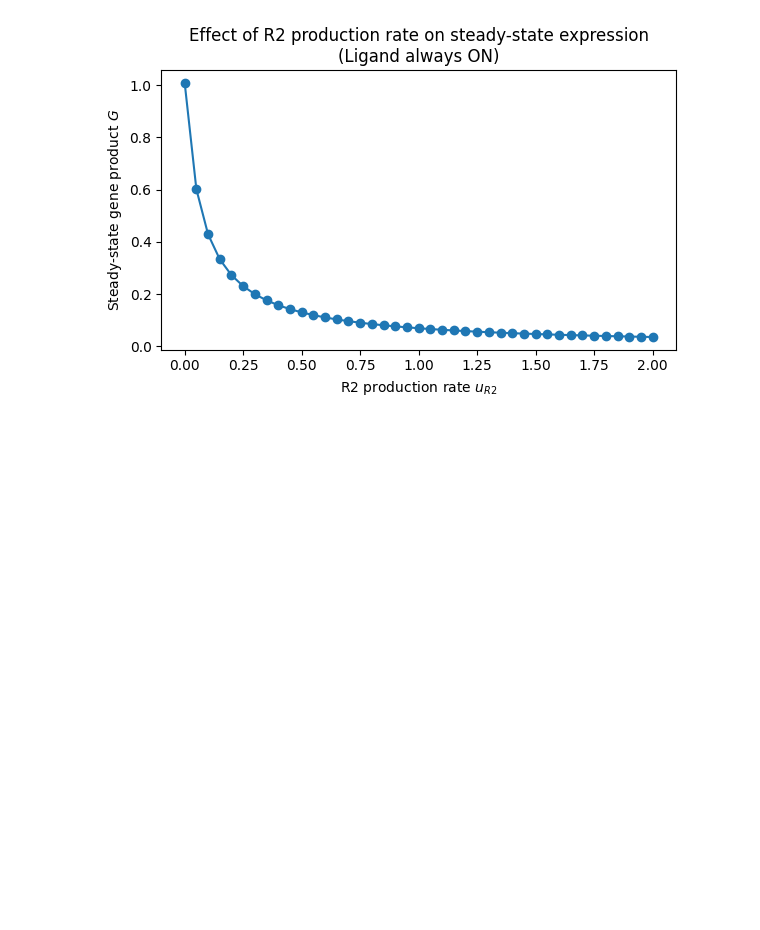
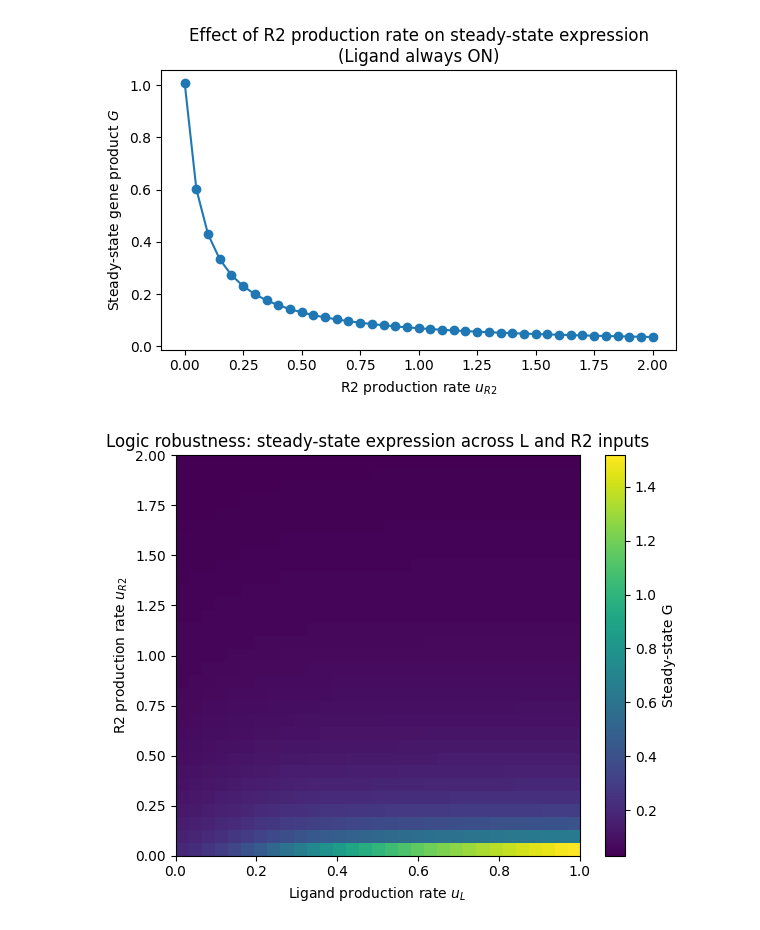
Before and after one commit to emma2tu/m178, a Jupyter notebook: final-project.ipynb, the cells around one changed output. Cells and saved outputs as stored; diff of their text form; code cells hidden in the pictures; blank space fills up the shorter version.

Commit message:
two additional cooler figures

```diff
--- a/final-project.ipynb
+++ b/final-project.ipynb
@@ -369,3 +369,81 @@ plt.tight_layout()
 plt.show()
 # %% [output]
 [figure]
+# %%
+# ================================
+# Extra Figure: Logic robustness heatmap (L_rate vs R2_rate)
+# ================================
+
+def run_model_L_R2(L_rate, R2_rate,
+                   t_end=400, n_points=1201):
+    """
+    Simulate the system with constant ligand and R2 production
+    at specified rates L_rate and R2_rate.
+    """
+    t = np.linspace(0, t_end, n_points)
+
+    # ligand always on
+    L_on_time   = 0.0
+    L_off_time  = t_end
+    L_prod_rate = L_rate
+
+    # R2 always on
+    R2_on_time   = 0.0
+    R2_off_time  = t_end
+    R2_prod_rate = R2_rate
+
+    sol = odeint(
+        model, states0, t,
+        args=(L_on_time, L_off_time, L_prod_rate,
+              R2_on_time, R2_off_time, R2_prod_rate,
+              k_a, k_b,
+              k_c, k_d,
+              k_e, k_f,
+              k_deg1, k_deg2, k_deg3,
+              k_syn)
+    )
+    return t, sol
+
+
+# define grid of ligand and R2 rates
+L_values  = np.linspace(0.0, 1.0, 31)   # x-axis
+R2_values = np.linspace(0.0, 2.0, 31)   # y-axis
+
+G_ss_grid = np.zeros((len(R2_values), len(L_values)))  # rows=y, cols=x
+
+for i, R2_rate in enumerate(R2_values):
+    for j, L_rate in enumerate(L_values):
+        t, sol = run_model_L_R2(L_rate, R2_rate)
+        converged, steady_vals = check_steady_state(
+            t, sol,
+            species_indices=[5],  # G only
+            window=100,
+            rel_tol=5e-3,
+            abs_tol=1e-4
+        )
+        if not converged:
+            print(f"Warning: may not be steady state for u_L={L_rate:.2f}, u_R2={R2_rate:.2f}")
+        G_ss_grid[i, j] = steady_vals[5]
+
+
+# --- plot heatmap ---
+plt.figure(figsize=(6, 5))
+
+# imshow expects [rows, cols] = [R2, L]
+im = plt.imshow(
+    G_ss_grid,
+    origin="lower",
+    aspect="auto",
+    extent=[L_values[0], L_values[-1], R2_values[0], R2_values[-1]]
+)
+
+plt.colorbar(im, label="Steady-state G")
+
+plt.xlabel("Ligand production rate $u_L$")
+plt.ylabel("R2 production rate $u_{R2}$")
+plt.title("Logic robustness: steady-state expression across L and R2 inputs")
+
+plt.tight_layout()
+plt.show()
+# %% [output]
+[figure, added]
```
Also changed, not shown: parts of 1 cell of this notebook.
